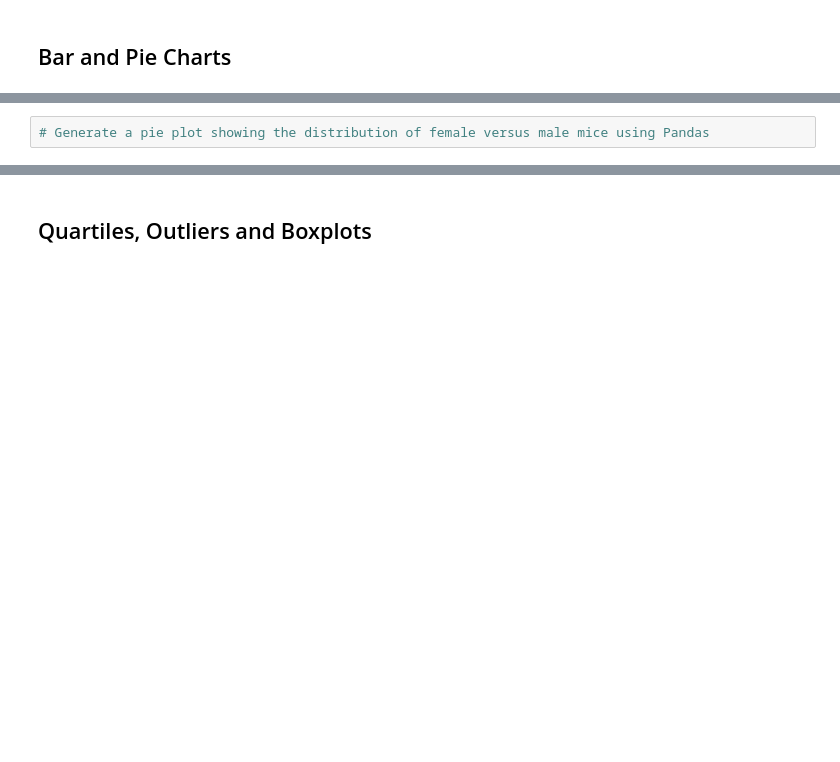
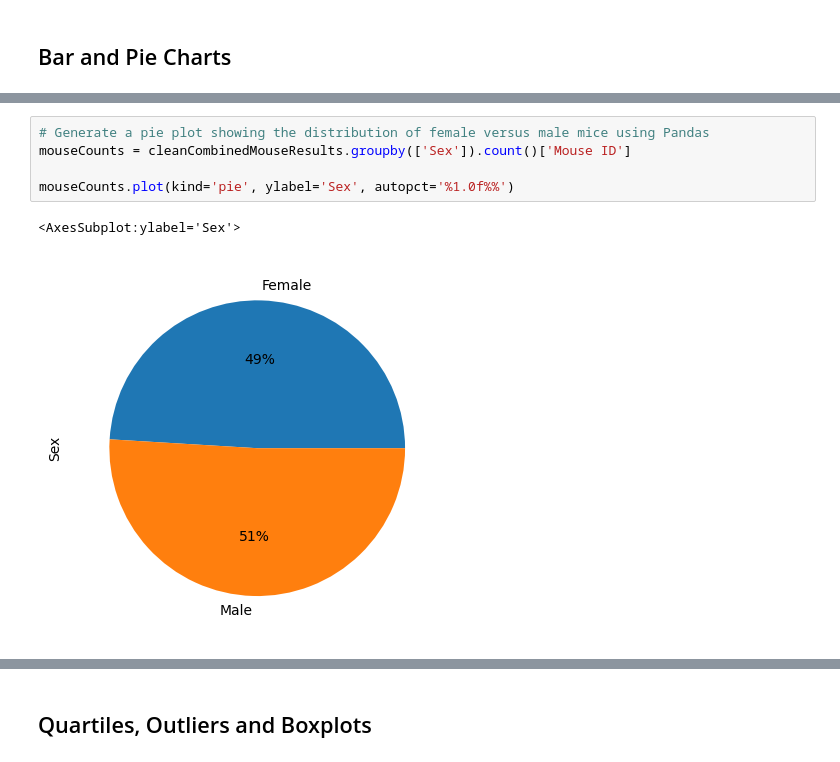
Before and after one commit to TPaxton97/matplotlib-challenge, a Jupyter notebook: Starter_Code/Pymaceuticals/pymaceuticals_starter.ipynb, the cells around one changed output, grey strips where cells are left out. Cells and saved outputs as stored; diff of their text form; blank space fills up the shorter version.

```diff
--- a/Starter_Code/Pymaceuticals/pymaceuticals_starter.ipynb
+++ b/Starter_Code/Pymaceuticals/pymaceuticals_starter.ipynb
@@ -157,4 +179,10 @@ statisticsSummaryAgg
 # %%
 # Generate a pie plot showing the distribution of female versus male mice using Pandas
+mouseCounts = cleanCombinedMouseResults.groupby(['Sex']).count()['Mouse ID']
+
+mouseCounts.plot(kind='pie', ylabel='Sex', autopct='%1.0f%%')
+# %% [output]
+<AxesSubplot:ylabel='Sex'>
+[figure, added]
 # %%
 # Generate a pie plot showing the distribution of female versus male mice using pyplot
```
Also changed, not shown: parts of 5 cells of this notebook, 1 other file.
